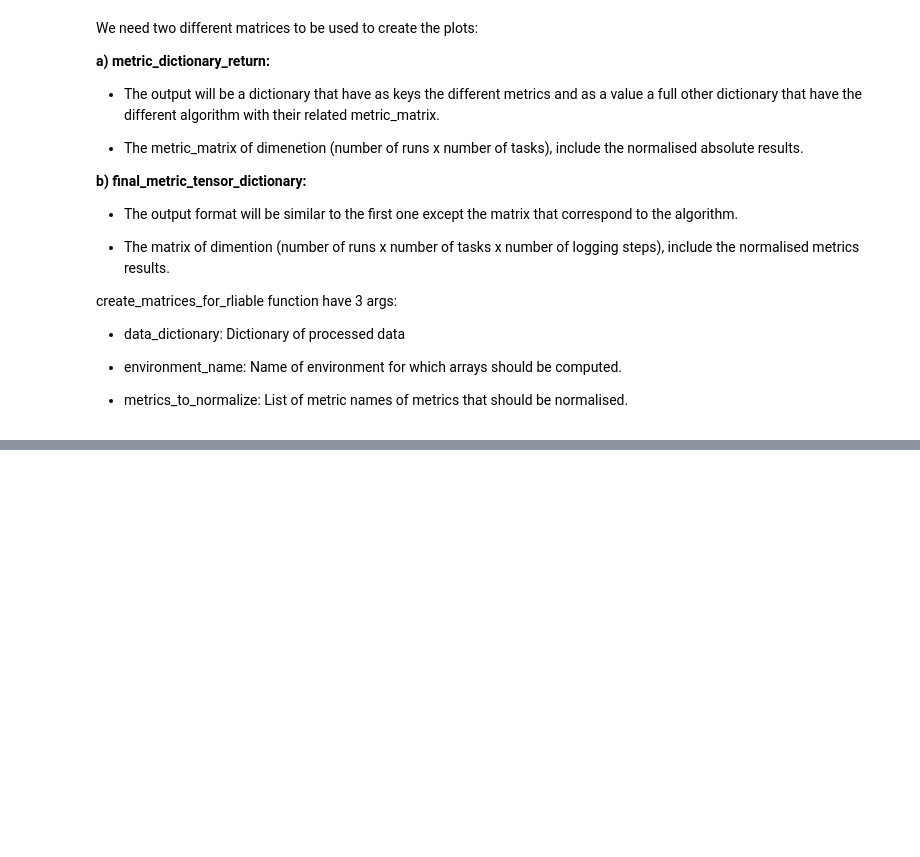
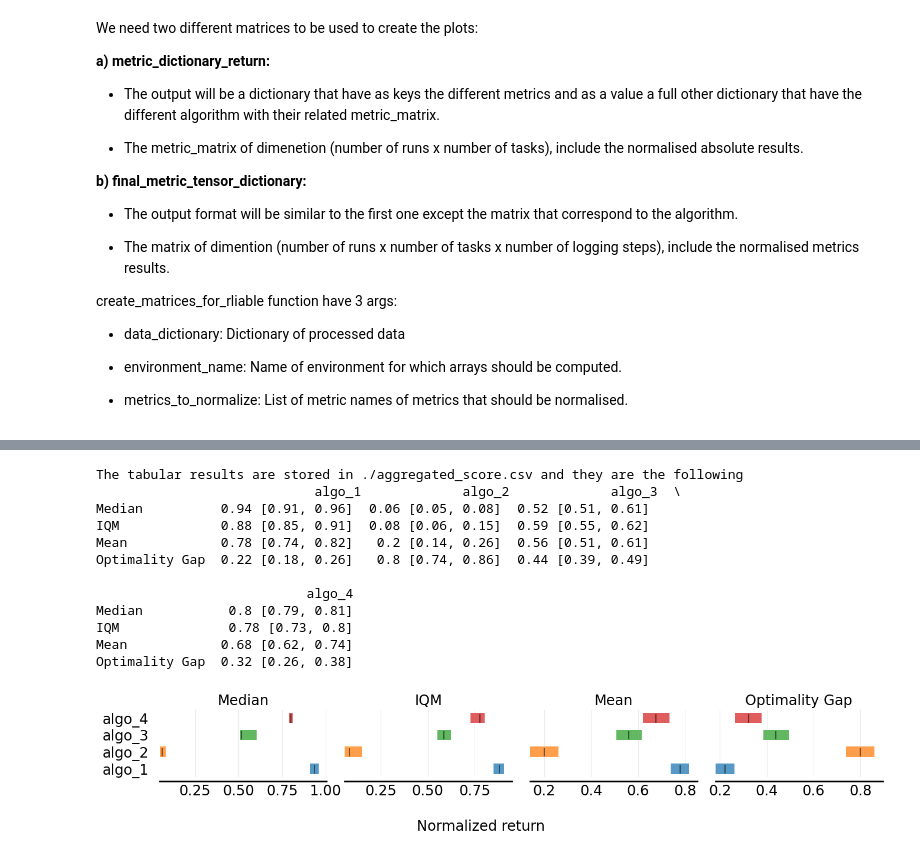
Before and after one commit to instadeepai/marl-eval, a Jupyter notebook: examples/quickstart.ipynb, the cells around one changed output, grey strips where cells are left out. Cells and saved outputs as stored; diff of their text form; code cells hidden in the pictures; blank space fills up the shorter version.

```diff
--- a/examples/quickstart.ipynb
+++ b/examples/quickstart.ipynb
@@ -83,0 +114,20 @@ environment_comparison_matrix, sample_effeciency_matrix = create_matrices_for_rl
+# %%
+fig, _, _ = aggregate_scores(
+    dictionary=environment_comparison_matrix,
+    metric_name="return",
+    metrics_to_normalize=METRICS_TO_NORMALIZE,
+)
+# %% [output]
+The tabular results are stored in ./aggregated_score.csv and they are the following
+                            algo_1             algo_2             algo_3  \
+Median          0.94 [0.91, 0.96]  0.06 [0.05, 0.08]  0.52 [0.51, 0.61]
+IQM             0.88 [0.85, 0.91]  0.08 [0.06, 0.15]  0.59 [0.55, 0.62]
+Mean            0.78 [0.74, 0.82]   0.2 [0.14, 0.26]  0.56 [0.51, 0.61]
+Optimality Gap  0.22 [0.18, 0.26]   0.8 [0.74, 0.86]  0.44 [0.39, 0.49]
+
+                           algo_4
+Median           0.8 [0.79, 0.81]
+IQM              0.78 [0.73, 0.8]
+Mean            0.68 [0.62, 0.74]
+Optimality Gap  0.32 [0.26, 0.38]
+[figure, added]
```
Also changed, not shown: parts of 12 cells of this notebook, 1 other file.
